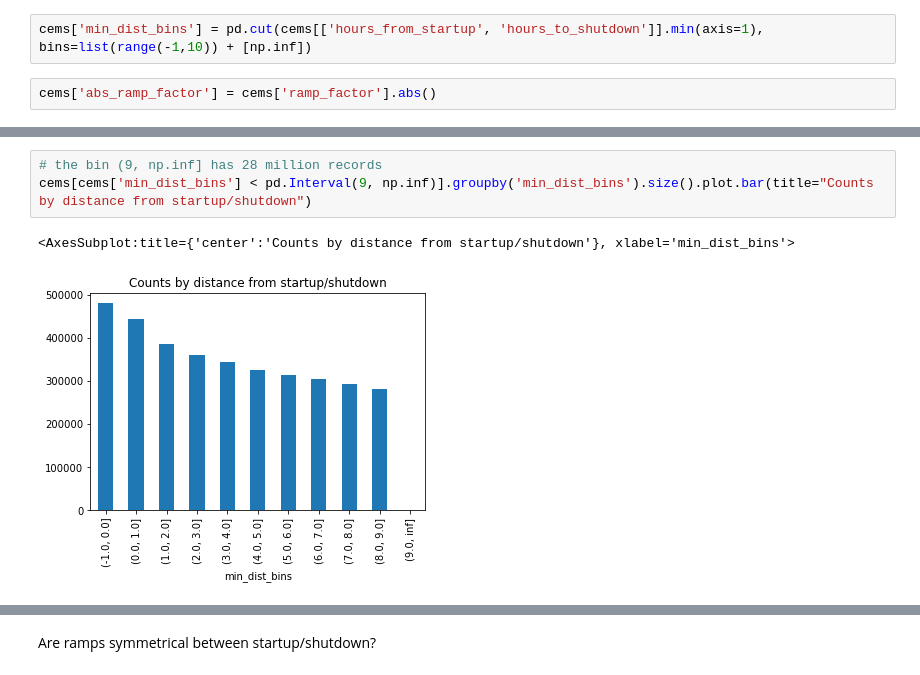
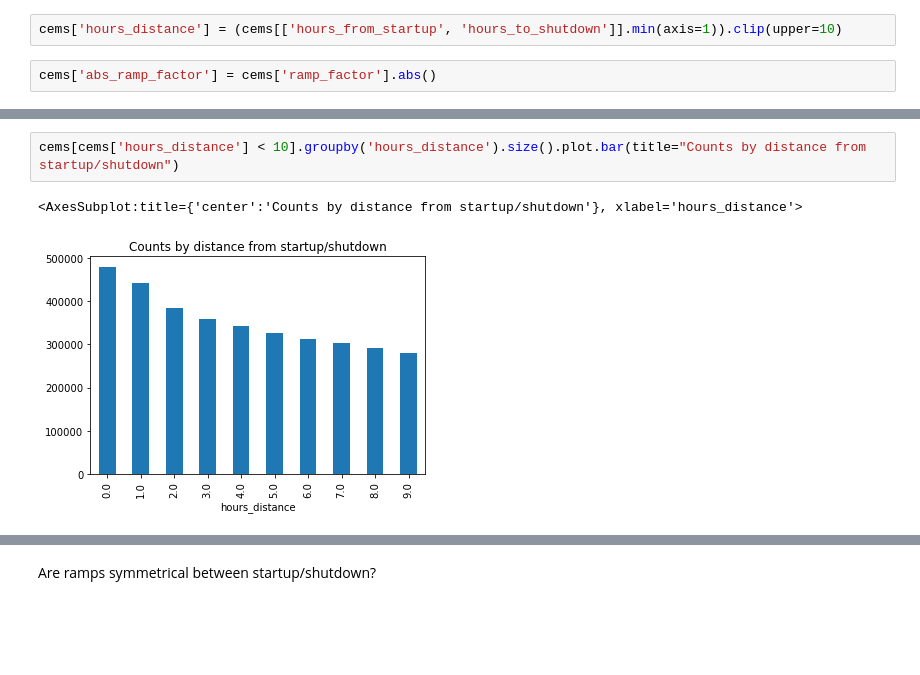
Before and after one commit to catalyst-cooperative/epacems_ramp_rates, a Jupyter notebook: notebooks/3.0-tb-distance_to_startup_shutdown.ipynb, the cells around one changed output, grey strips where cells are left out. Cells and saved outputs as stored; diff of their text form; blank space fills up the shorter version.

```diff
--- a/notebooks/3.0-tb-distance_to_startup_shutdown.ipynb
+++ b/notebooks/3.0-tb-distance_to_startup_shutdown.ipynb
@@ -94,7 +94,7 @@ To examine ramp rates vs proximity to startup/shutdown times, I'll look at the m
 cems['ramp_rate'] = cems.groupby(level='unit_id_epa')['gross_load_mw'].transform(lambda x: x.diff())
 # %%
 cems['ramp_factor'] = cems.groupby(level='unit_id_epa')['load_factor'].transform(lambda x: x.diff())
-# %%
-cems['min_dist_bins'] = pd.cut(cems[['hours_from_startup', 'hours_to_shutdown']].min(axis=1), bins=list(range(-1,10)) + [np.inf])
+# %%
+cems['hours_distance'] = (cems[['hours_from_startup', 'hours_to_shutdown']].min(axis=1)).clip(upper=10)
 # %%
 cems['abs_ramp_factor'] = cems['ramp_factor'].abs()
@@ -111,6 +117,5 @@ sns.catplot(data=max_ramps, x='min_dist_bins', y='abs_ramp_factor', kind="boxen"
 # %%
-# the bin (9, np.inf] has 28 million records
-cems[cems['min_dist_bins'] < pd.Interval(9, np.inf)].groupby('min_dist_bins').size().plot.bar(title="Counts by distance from startup/shutdown")
+cems[cems['hours_distance'] < 10].groupby('hours_distance').size().plot.bar(title="Counts by distance from startup/shutdown")
 # %% [output]
-<AxesSubplot:title={'center':'Counts by distance from startup/shutdown'}, xlabel='min_dist_bins'>
+<AxesSubplot:title={'center':'Counts by distance from startup/shutdown'}, xlabel='hours_distance'>
-[figure, old version]
+[figure, new version]
```
Also changed, not shown: parts of 75 cells of this notebook.
